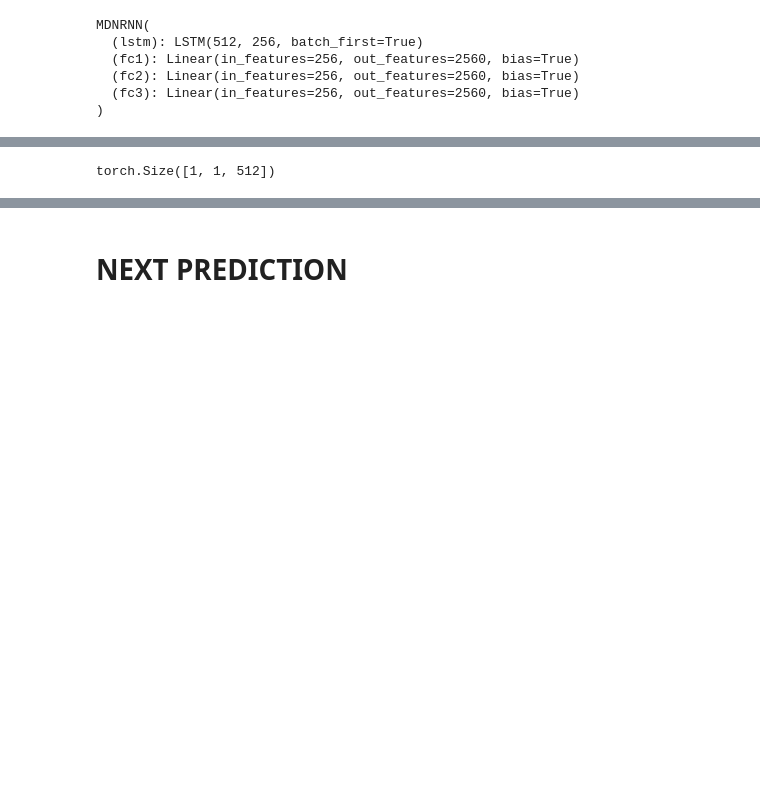
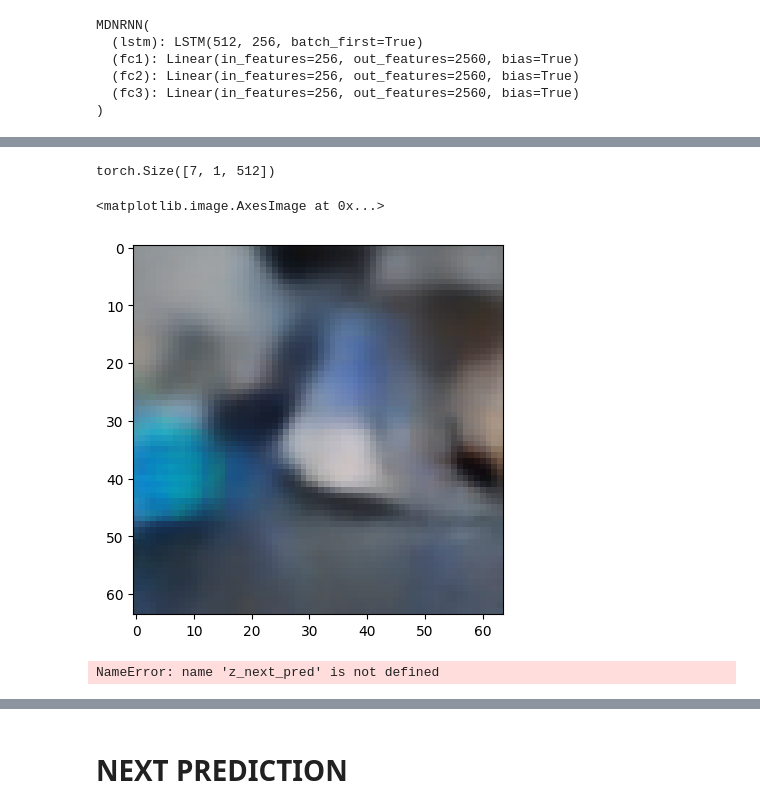
Before and after one commit to Qwest1204/reinforsment_learning, a Jupyter notebook: MDN_RNN/MDN-RNN.ipynb, the cells around one changed output, grey strips where cells are left out. Saved outputs shown, nothing was run; the diff lists cells and outputs as text; code cells hidden in the pictures; blank space fills up the shorter version.

```diff
--- a/MDN_RNN/MDN-RNN.ipynb
+++ b/MDN_RNN/MDN-RNN.ipynb
@@ -31,6 +31,6 @@ z = torch.from_numpy(z)
 # %%
 vae = VAE(32, batch_size=1).to(DEVICE)
-vae.load_state_dict(torch.load('/home/qwest/project/PycharmProjects/Reinforsment_Learning/VAE/ROBOT.pt', weights_only=True))
+vae.load_state_dict(torch.load('/home/qwest/project/PycharmProjects/Reinforsment_Learning/VAE/model.pt', weights_only=True))
 vae.eval()
 # %% [output]
 VAE(
@@ -112,18 +112,32 @@ Epoch [400/500], Loss: -2.0708
 # %%
 zero = np.random.randint(z.size(0))
 one = np.random.randint(z.size(1))
-x = z[zero:zero+1, one:one+1, :]
-y = z[zero:zero+1, one+1:one+2, :]
+x = z[zero:zero+1, one:one+1, :].to(DEVICE)
+y = z[zero:zero+1, one+1:one+2, :].to(DEVICE)
 
 hidden = model.init_hidden(1)
 (pi, mu, sigma), _ = model(x, hidden)
 
 y_preds = [torch.normal(mu, sigma)[:, :, i, :] for i in range(n_gaussians)]
 
-compare_x = vae.decode(torch.cat([x, y] + y_preds))
+#compare_x = vae.decode()
 
 # compare_x = vae.decode(z_out)
-save_image(compare_x.data.cpu(), 'sample_image.png')
-display(Image('sample_image.png', width=1000, unconfined=True))
+#save_image(compare_x.data.cpu(), 'sample_image.png')
+#display(Image('sample_image.png', width=1000, unconfined=True))
-# %% [output]
-torch.Size([1, 1, 512])
+# %%
+ZZ = torch.cat([x, y] + y_preds)
+# %%
+ZZ.shape
+# %% [output]
+torch.Size([7, 1, 512])
+# %%
+a = vae.decoder(ZZ[3][0].view(32, 4, 4).unsqueeze(0).to(DEVICE))
+plt.imshow(a.detach().cpu().numpy().transpose(0, 2, 3, 1)[0])
+# %% [output]
+<matplotlib.image.AxesImage at 0x...>
+[figure, added]
+# %%
+z_next_pred[0][0][0][0].shape
+# %% [output]
+NameError: name 'z_next_pred' is not defined
```
Also changed, not shown: parts of 15 cells of this notebook, 22 other files.
